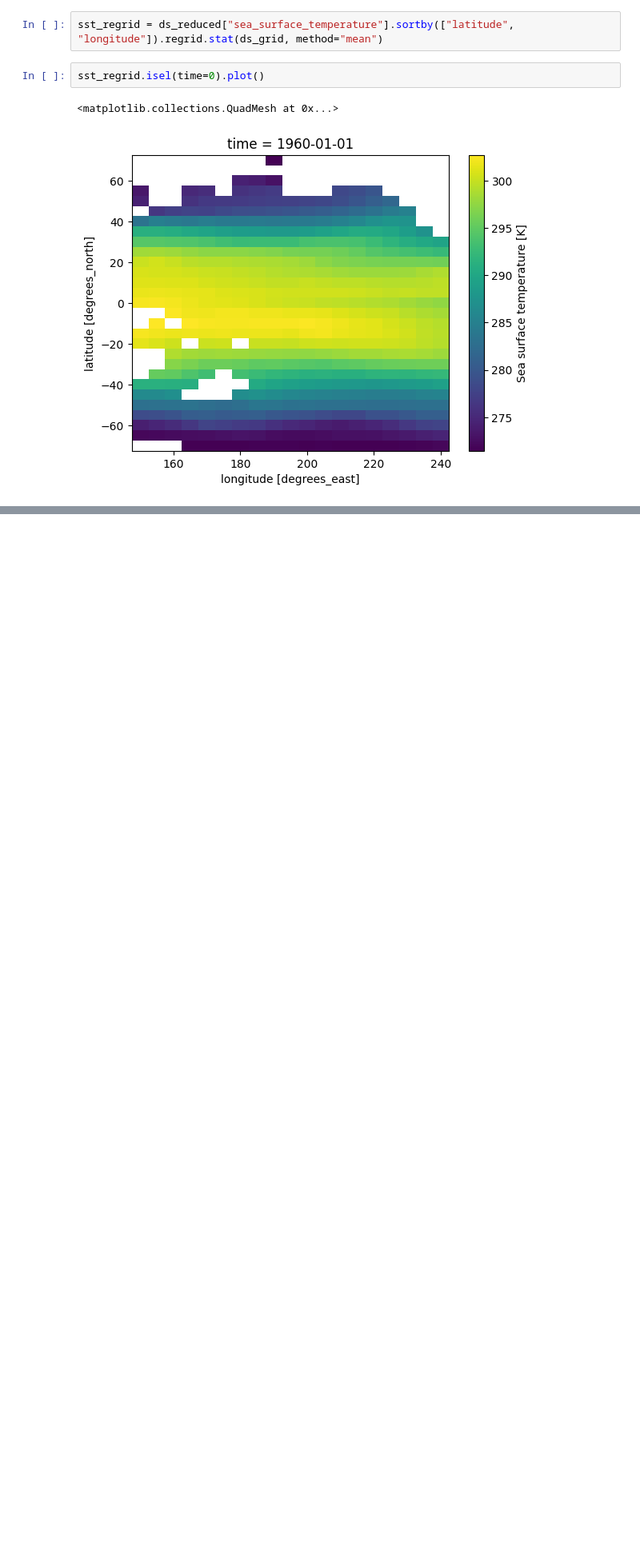
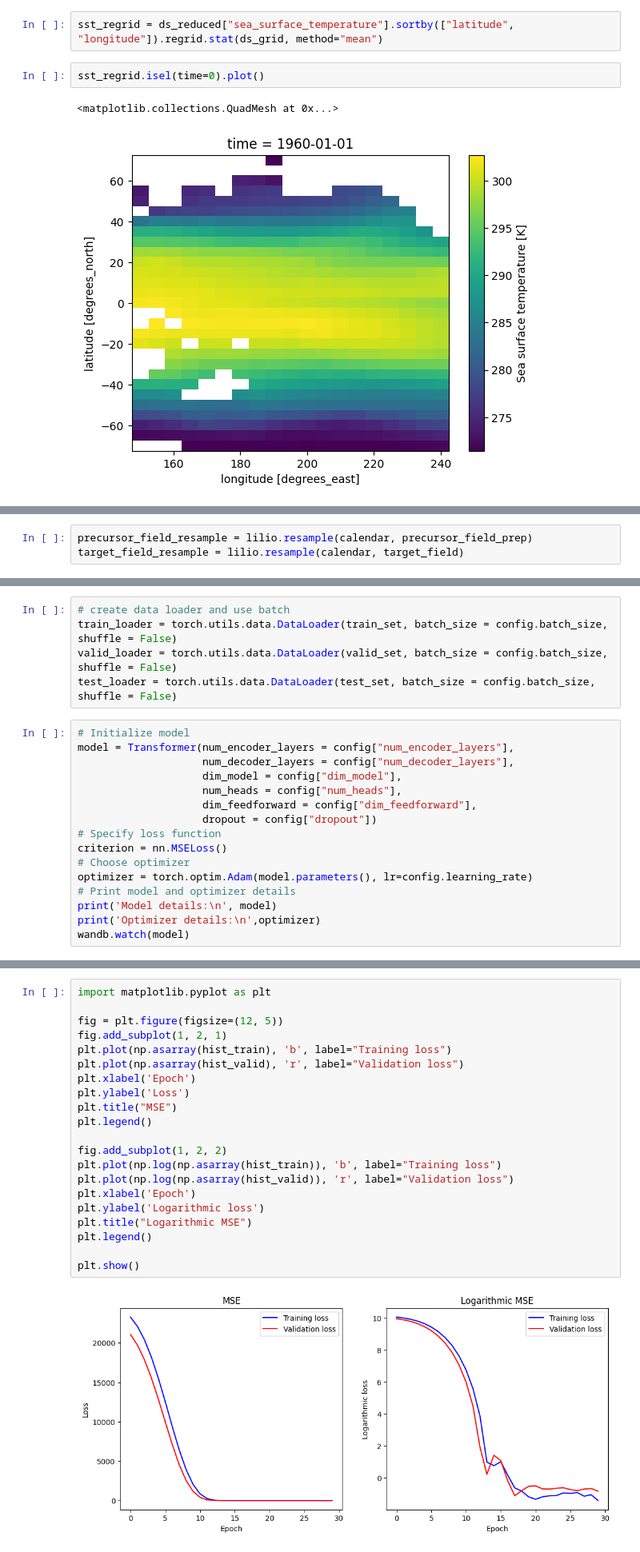
Before and after one commit to AI4S2S/cookbook, a Jupyter notebook: workflow/regrid-test.ipynb, the cells around one changed output, grey strips where cells are left out. Shown at 80% size. Cells and saved outputs as stored; diff of their text form; blank space fills up the shorter version.

```diff
--- a/workflow/regrid-test.ipynb
+++ b/workflow/regrid-test.ipynb
@@ -129,0 +169,3 @@ Attributes:
+# %%
+precursor_field_resample = lilio.resample(calendar, precursor_field_prep)
+target_field_resample = lilio.resample(calendar, target_field)
@@ -129,0 +256,21 @@ Attributes:
+# %%
+# create data loader and use batch
+train_loader = torch.utils.data.DataLoader(train_set, batch_size = config.batch_size, shuffle = False)
+valid_loader = torch.utils.data.DataLoader(valid_set, batch_size = config.batch_size, shuffle = False)
+test_loader = torch.utils.data.DataLoader(test_set, batch_size = config.batch_size, shuffle = False)
+# %%
+# Initialize model
+model = Transformer(num_encoder_layers = config["num_encoder_layers"],
+                    num_decoder_layers = config["num_decoder_layers"],
+                    dim_model = config["dim_model"],
+                    num_heads = config["num_heads"],
+                    dim_feedforward = config["dim_feedforward"],
+                    dropout = config["dropout"])
+# Specify loss function
+criterion = nn.MSELoss()
+# Choose optimizer
+optimizer = torch.optim.Adam(model.parameters(), lr=config.learning_rate)
+# Print model and optimizer details
+print('Model details:\n', model)
+print('Optimizer details:\n',optimizer)
+wandb.watch(model)
@@ -129,0 +366,23 @@ Attributes:
+# %%
+import matplotlib.pyplot as plt
+
+fig = plt.figure(figsize=(12, 5))
+fig.add_subplot(1, 2, 1)
+plt.plot(np.asarray(hist_train), 'b', label="Training loss")
+plt.plot(np.asarray(hist_valid), 'r', label="Validation loss")
+plt.xlabel('Epoch')
+plt.ylabel('Loss')
+plt.title("MSE")
+plt.legend()
+
+fig.add_subplot(1, 2, 2)
+plt.plot(np.log(np.asarray(hist_train)), 'b', label="Training loss")
+plt.plot(np.log(np.asarray(hist_valid)), 'r', label="Validation loss")
+plt.xlabel('Epoch')
+plt.ylabel('Logarithmic loss')
+plt.title("Logarithmic MSE")
+plt.legend()
+
+plt.show()
+# %% [output]
+[figure, added]
```
Also changed, not shown: parts of 23 cells of this notebook.
